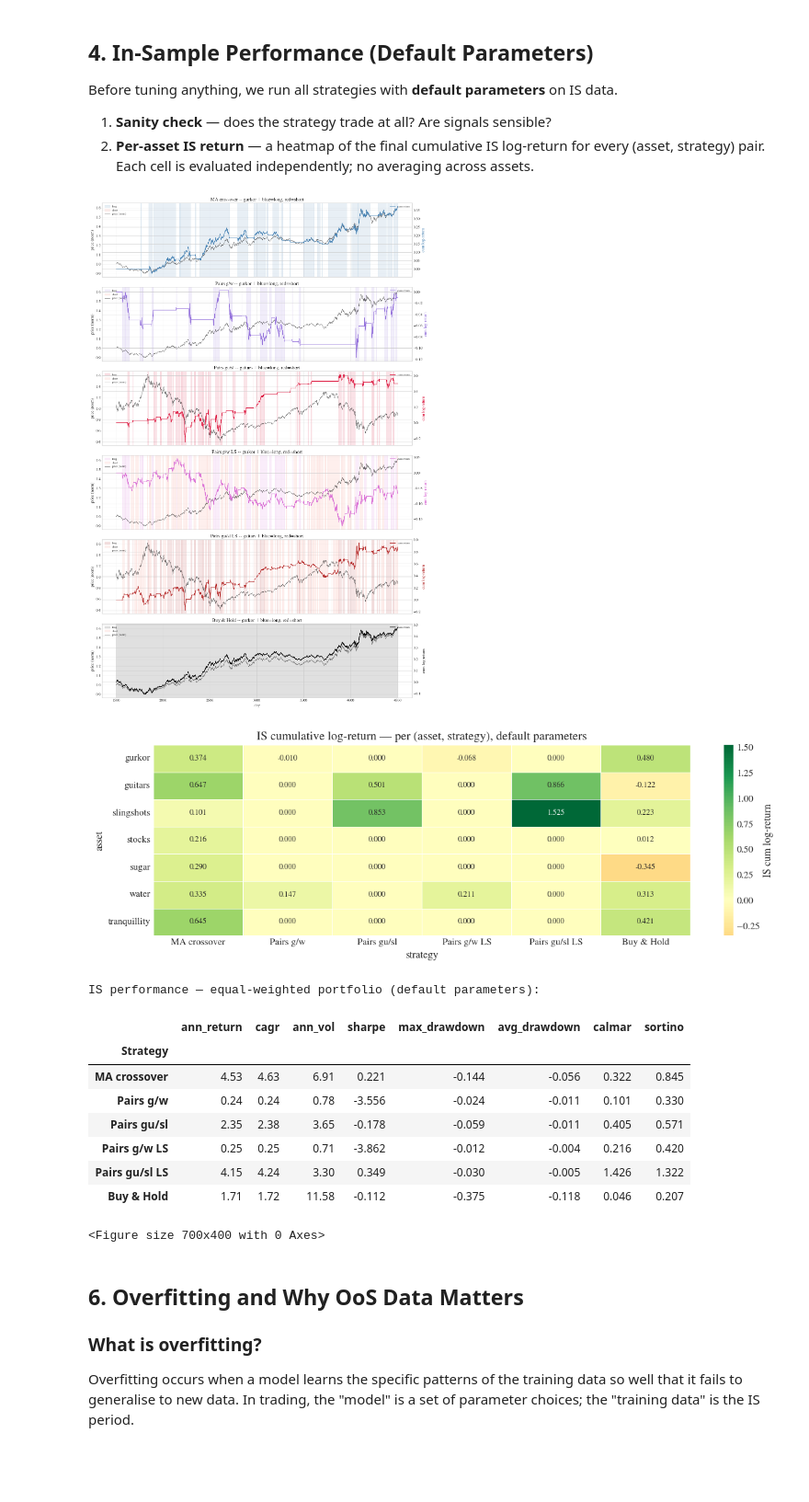
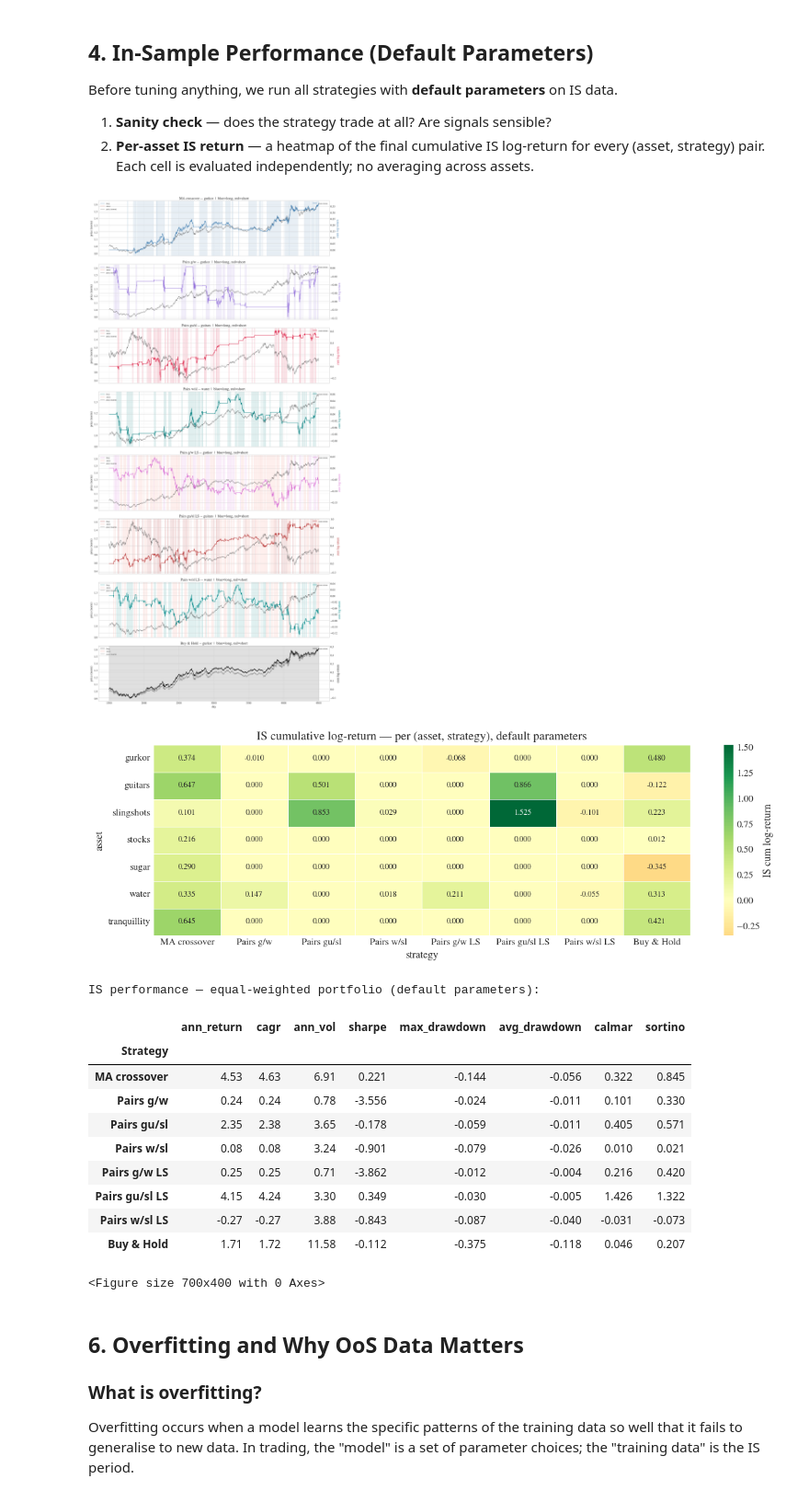
Before and after one commit to PeOll/TMS088, a Jupyter notebook: Subtasks-2/task4-Petter.ipynb, the cells around one changed output. Shown at 92% size. Saved outputs shown, nothing was run; the diff lists cells and outputs as text; code cells hidden in the pictures; blank space fills up the shorter version.

```diff
--- a/Subtasks-2/task4-Petter.ipynb
+++ b/Subtasks-2/task4-Petter.ipynb
@@ -296,6 +296,12 @@ def gusl_signal(prices: pd.DataFrame, window: int = 60,
                 entry_z: float = 1.5, exit_z: float = 0.5) -> pd.DataFrame:
     """Pairs wrapper: guitars / slingshots."""
     return pairs_signal(prices, "guitars", "slingshots", window, entry_z, exit_z)
+
+
+def ws_signal(prices: pd.DataFrame, window: int = 60,
+             entry_z: float = 1.5, exit_z: float = 0.5) -> pd.DataFrame:
+    """Pairs wrapper: water / slingshots."""
+    return pairs_signal(prices, "water", "slingshots", window, entry_z, exit_z)
 # %%
 def buy_and_hold_signal(prices: pd.DataFrame) -> pd.DataFrame:
     """Always long — baseline buy-and-hold. No parameters to tune."""
@@ -366,6 +372,12 @@ def gusl_ls_signal(prices: pd.DataFrame, window: int = 60,
                    entry_z: float = 1.5, exit_z: float = 0.5) -> pd.DataFrame:
     """Long-short pairs wrapper: guitars / slingshots."""
     return pairs_ls_signal(prices, "guitars", "slingshots", window, entry_z, exit_z)
+
+
+def ws_ls_signal(prices: pd.DataFrame, window: int = 60,
+                entry_z: float = 1.5, exit_z: float = 0.5) -> pd.DataFrame:
+    """Long-short pairs wrapper: water / slingshots."""
+    return pairs_ls_signal(prices, "water", "slingshots", window, entry_z, exit_z)
 # %% [markdown]
 ## 4. In-Sample Performance (Default Parameters)
 
@@ -382,8 +394,10 @@ STRAT_COLORS = {
     "MA crossover":    "steelblue",
     "Pairs g/w":       "mediumpurple",
     "Pairs gu/sl":     "crimson",
+    "Pairs w/sl":      "teal",
     "Pairs g/w LS":    "orchid",
     "Pairs gu/sl LS":  "firebrick",
+    "Pairs w/sl LS":   "darkcyan",
     "Buy & Hold":      "black",
 }
 
@@ -396,14 +410,20 @@ res_gw_ls_def   = apply_signal(gw_ls_signal(prices_is,
                                window=PAIRS_WINDOW, entry_z=PAIRS_ENTRY_Z, exit_z=PAIRS_EXIT_Z), prices_is)
 res_gusl_ls_def = apply_signal(gusl_ls_signal(prices_is,
                                window=PAIRS_WINDOW, entry_z=PAIRS_ENTRY_Z, exit_z=PAIRS_EXIT_Z), prices_is)
+res_ws_def      = apply_signal(ws_signal(prices_is,
+                               window=PAIRS_WINDOW, entry_z=PAIRS_ENTRY_Z, exit_z=PAIRS_EXIT_Z), prices_is)
+res_ws_ls_def   = apply_signal(ws_ls_signal(prices_is,
+                               window=PAIRS_WINDOW, entry_z=PAIRS_ENTRY_Z, exit_z=PAIRS_EXIT_Z), prices_is)
 res_bh_def      = apply_signal(buy_and_hold_signal(prices_is), prices_is)
 
 default_specs = [
     ("MA crossover",   res_ma_def,      "steelblue"),
     ("Pairs g/w",      res_gw_def,      "mediumpurple"),
     ("Pairs gu/sl",    res_gusl_def,    "crimson"),
+    ("Pairs w/sl",     res_ws_def,      "teal"),
     ("Pairs g/w LS",   res_gw_ls_def,   "orchid"),
     ("Pairs gu/sl LS", res_gusl_ls_def, "firebrick"),
+    ("Pairs w/sl LS",  res_ws_ls_def,   "darkcyan"),
     ("Buy & Hold",     res_bh_def,      "black"),
 ]
 
@@ -412,6 +432,8 @@ asset = "gurkor"
 col_map = {
     "Pairs gu/sl":    "guitars",
     "Pairs gu/sl LS": "guitars",
+    "Pairs w/sl":     "water",
+    "Pairs w/sl LS":  "water",
 }
 n_strats = len(default_specs)
 fig, axes = plt.subplots(n_strats, 1, figsize=(14, 3.5 * n_strats), sharex=True)
@@ -440,43 +462,45 @@ plt.show()
 cum_ret = {}
 for label, res, _ in default_specs:
     cum_ret[label] = {col: res["cumulative"][col].iloc[-1] for col in prices_is.columns}
 cum_df = pd.DataFrame(cum_ret)
 
 fig, ax = plt.subplots(figsize=(12, 4))
 annot  = cum_df.apply(lambda col: col.map(lambda x: f"{x:.3f}" if not pd.isna(x) else ""))
 sns.heatmap(cum_df, annot=annot, fmt="", cmap="RdYlGn", center=0,
             linewidths=0.5, ax=ax, cbar_kws={"label": "IS cum log-return"},
             annot_kws={"size": 9})
 ax.set_title("IS cumulative log-return — per (asset, strategy), default parameters")
 ax.set_xlabel("strategy"); ax.set_ylabel("asset")
 plt.tight_layout()
 plt.savefig(output / "is_default_per_asset.png", bbox_inches="tight")
 plt.show()
 
 
 # ── IS metrics table — equal-weighted portfolio, default parameters ───────────
 bh_is_ret = res_bh_def["returns"].mean(axis=1)
 rows = []
 for label, res, _ in default_specs:
     port_ret = res["returns"].mean(axis=1)
     m = backtest_metrics(port_ret, bh_ret=bh_is_ret)
     rows.append({"Strategy": label, **{k: round(v, 3) if isinstance(v, float) else v for k, v in m.items()}})
 
 is_metrics_df = pd.DataFrame(rows).set_index("Strategy")
 print("IS performance — equal-weighted portfolio (default parameters):")
 display(is_metrics_df[["ann_return", "cagr", "ann_vol", "sharpe", "max_drawdown", "avg_drawdown", "calmar", "sortino"]])
 plt.savefig(output / "is_default_metrics.png", bbox_inches="tight")
 # %% [output]
-[figure, old version]
+[figure, new version]
-[figure, old version]
+[figure, new version]
 IS performance — equal-weighted portfolio (default parameters):
 |  | ann_return | cagr | ann_vol | sharpe | max_drawdown | avg_drawdown | calmar | sortino |
 | Strategy |  |  |  |  |  |  |  |  |
 | MA crossover | 4.53 | 4.63 | 6.91 | 0.221 | -0.144 | -0.056 | 0.322 | 0.845 |
 | Pairs g/w | 0.24 | 0.24 | 0.78 | -3.556 | -0.024 | -0.011 | 0.101 | 0.330 |
 | Pairs gu/sl | 2.35 | 2.38 | 3.65 | -0.178 | -0.059 | -0.011 | 0.405 | 0.571 |
+| Pairs w/sl | 0.08 | 0.08 | 3.24 | -0.901 | -0.079 | -0.026 | 0.010 | 0.021 |
 | Pairs g/w LS | 0.25 | 0.25 | 0.71 | -3.862 | -0.012 | -0.004 | 0.216 | 0.420 |
 | Pairs gu/sl LS | 4.15 | 4.24 | 3.30 | 0.349 | -0.030 | -0.005 | 1.426 | 1.322 |
+| Pairs w/sl LS | -0.27 | -0.27 | 3.88 | -0.843 | -0.087 | -0.040 | -0.031 | -0.073 |
 | Buy & Hold | 1.71 | 1.72 | 11.58 | -0.112 | -0.375 | -0.118 | 0.046 | 0.207 |
 <Figure size 700x400 with 0 Axes>
 # %%
```
Also changed, not shown: parts of 7 cells of this notebook.
